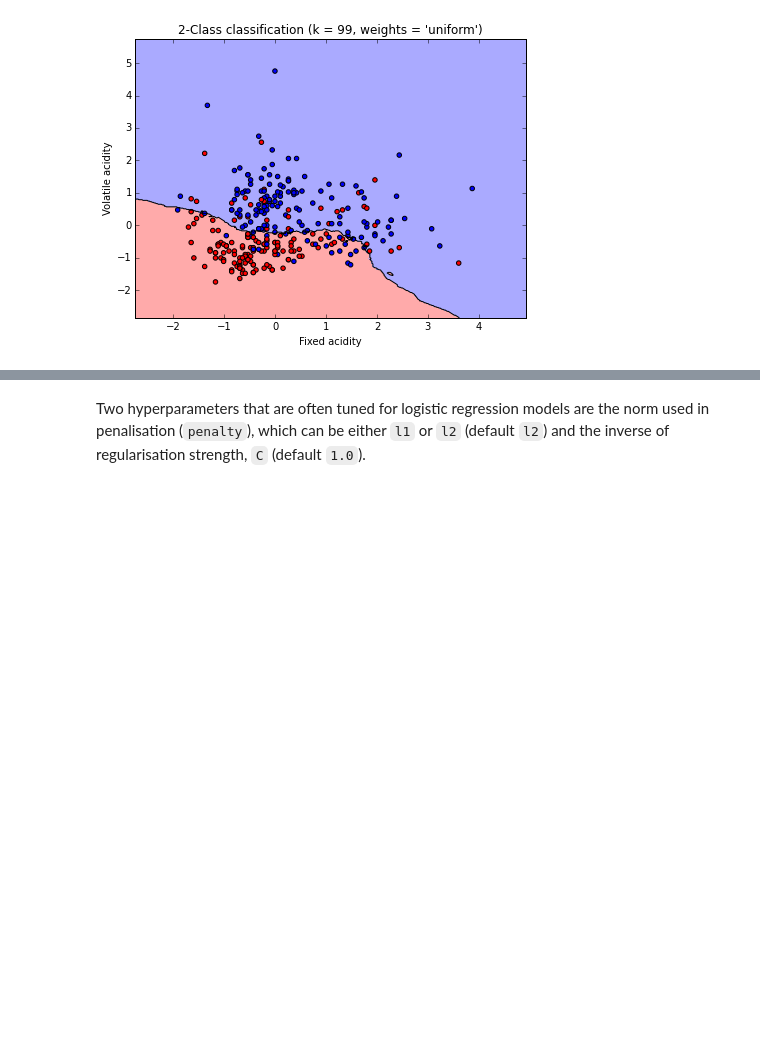
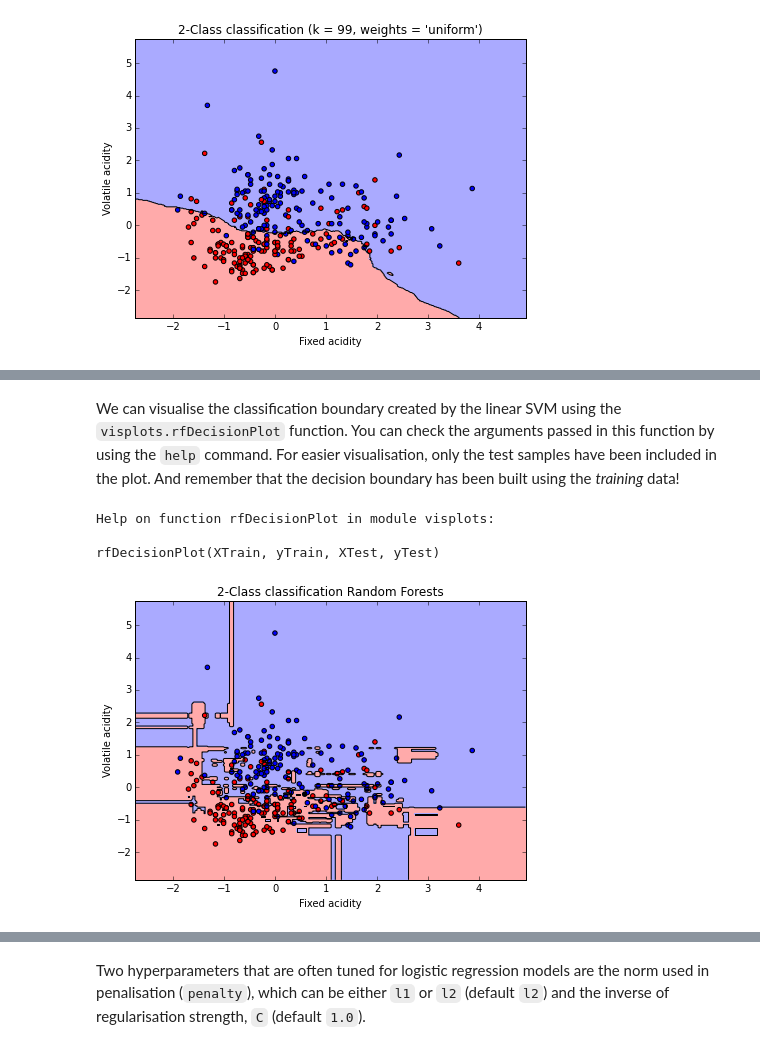
Before and after one commit to cambridgecoding/euroscipy-tutorial, a Jupyter notebook: EuroScipyExecuted.ipynb, the cells around one changed output, grey strips where cells are left out. Drawn from its saved outputs; the diff is of its cells as text; code cells hidden in the pictures; blank space fills up the shorter version.

```diff
--- a/EuroScipyExecuted.ipynb
+++ b/EuroScipyExecuted.ipynb
@@ -475,0 +286,13 @@ visplots.logregDecisionPlot(XTrain, yTrain, XTest, yTest)
+# %%
+# Build the classifier using the optimal parameters detected by grid search
+knn = KNeighborsClassifier(n_neighbors = bestNeighbors, weights = bestWeight)
+
+# Train (fit) the model
+knn.fit(XTrain, yTrain)
+
+# Test (predict)
+yPredKnn = knn.predict(XTest)
+
+# Report the performance metrics
+print metrics.classification_report(yTest, yPredKnn)
+print "Overall Accuracy:", round(metrics.accuracy_score(yTest, yPredKnn), 2)
@@ -475,0 +338,16 @@ visplots.logregDecisionPlot(XTrain, yTrain, XTest, yTest)
+# %%
+#############################################################
+# Write your code here
+# 1. Build the RF classifier using the default parameters
+# 2. Train (fit) the model
+# 3. Test (predict)
+# 4. Report the performance metrics
+#############################################################
+
+## Solution ##
+clf = RandomForestClassifier()
+clf.fit(XTrain, yTrain)
+predRF = clf.predict(XTest)
+
+print metrics.classification_report(yTest, predRF)
+print "Overall Accuracy:", round(metrics.accuracy_score(yTest, predRF),2)
@@ -475,0 +363,15 @@ visplots.logregDecisionPlot(XTrain, yTrain, XTest, yTest)
+# %% [markdown]
+We can visualise the classification boundary created by the linear SVM using the `visplots.rfDecisionPlot` function. You can check the arguments passed in this function by using the `help` command. For easier visualisation, only the test samples have been included in the plot. And remember that the decision boundary has been built using the _training_ data!
+# %%
+# Check the arguments of the function
+help(visplots.rfDecisionPlot)
+
+### Write your code here ###
+
+###  Solution ###
+visplots.rfDecisionPlot(XTrain, yTrain, XTest, yTest)
+# %% [output]
+Help on function rfDecisionPlot in module visplots:
+
+rfDecisionPlot(XTrain, yTrain, XTest, yTest)
+[figure, added]
```
Also changed, not shown: parts of 124 cells of this notebook, 2 other files.
